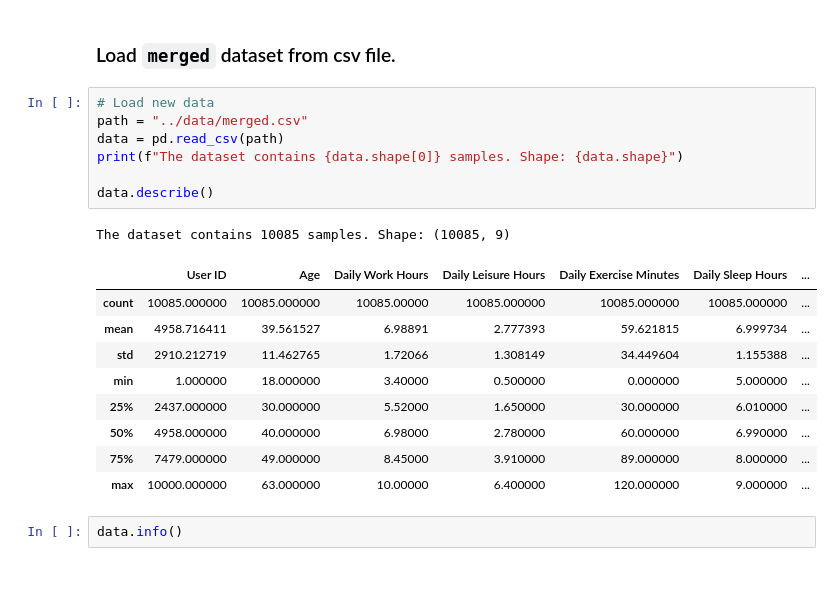
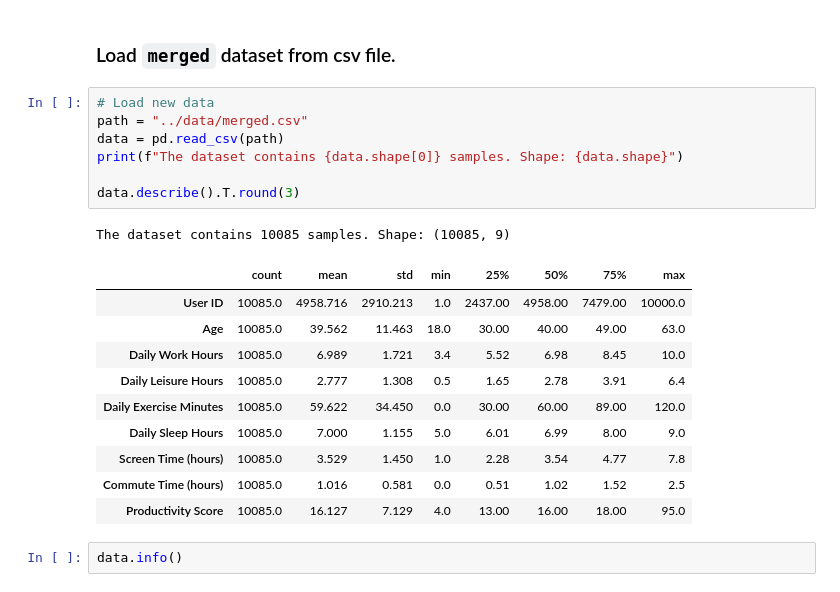
Before and after one commit to yceugene/learnsync, a Jupyter notebook: src/simulation.ipynb, the cells around one changed output. Saved outputs shown, nothing was run; the diff lists cells and outputs as text.

```diff
--- a/src/simulation.ipynb
+++ b/src/simulation.ipynb
@@ -163,21 +163,22 @@ Merged dataframe have been saved as ../data/merged.csv.
 # %%
 # Load new data
 path = "../data/merged.csv"
 data = pd.read_csv(path)
 print(f"The dataset contains {data.shape[0]} samples. Shape: {data.shape}")
 
-data.describe()
+data.describe().T.round(3)
 # %% [output]
 The dataset contains 10085 samples. Shape: (10085, 9)
-|  | User ID | Age | Daily Work Hours | Daily Leisure Hours | Daily Exercise Minutes | Daily Sleep Hours | ... |
-| count | 10085.000000 | 10085.000000 | 10085.00000 | 10085.000000 | 10085.000000 | 10085.000000 | ... |
-| mean | 4958.716411 | 39.561527 | 6.98891 | 2.777393 | 59.621815 | 6.999734 | ... |
-| std | 2910.212719 | 11.462765 | 1.72066 | 1.308149 | 34.449604 | 1.155388 | ... |
-| min | 1.000000 | 18.000000 | 3.40000 | 0.500000 | 0.000000 | 5.000000 | ... |
-| 25% | 2437.000000 | 30.000000 | 5.52000 | 1.650000 | 30.000000 | 6.010000 | ... |
-| 50% | 4958.000000 | 40.000000 | 6.98000 | 2.780000 | 60.000000 | 6.990000 | ... |
-| 75% | 7479.000000 | 49.000000 | 8.45000 | 3.910000 | 89.000000 | 8.000000 | ... |
-| max | 10000.000000 | 63.000000 | 10.00000 | 6.400000 | 120.000000 | 9.000000 | ... |
+|  | count | mean | std | min | 25% | 50% | 75% | max |
+| User ID | 10085.0 | 4958.716 | 2910.213 | 1.0 | 2437.00 | 4958.00 | 7479.00 | 10000.0 |
+| Age | 10085.0 | 39.562 | 11.463 | 18.0 | 30.00 | 40.00 | 49.00 | 63.0 |
+| Daily Work Hours | 10085.0 | 6.989 | 1.721 | 3.4 | 5.52 | 6.98 | 8.45 | 10.0 |
+| Daily Leisure Hours | 10085.0 | 2.777 | 1.308 | 0.5 | 1.65 | 2.78 | 3.91 | 6.4 |
+| Daily Exercise Minutes | 10085.0 | 59.622 | 34.450 | 0.0 | 30.00 | 60.00 | 89.00 | 120.0 |
+| Daily Sleep Hours | 10085.0 | 7.000 | 1.155 | 5.0 | 6.01 | 6.99 | 8.00 | 9.0 |
+| Screen Time (hours) | 10085.0 | 3.529 | 1.450 | 1.0 | 2.28 | 3.54 | 4.77 | 7.8 |
+| Commute Time (hours) | 10085.0 | 1.016 | 0.581 | 0.0 | 0.51 | 1.02 | 1.52 | 2.5 |
+| Productivity Score | 10085.0 | 16.127 | 7.129 | 4.0 | 13.00 | 16.00 | 18.00 | 95.0 |
 # %%
 data.info()
 # %% [output]
```
Also changed, not shown: parts of 8 cells of this notebook.
